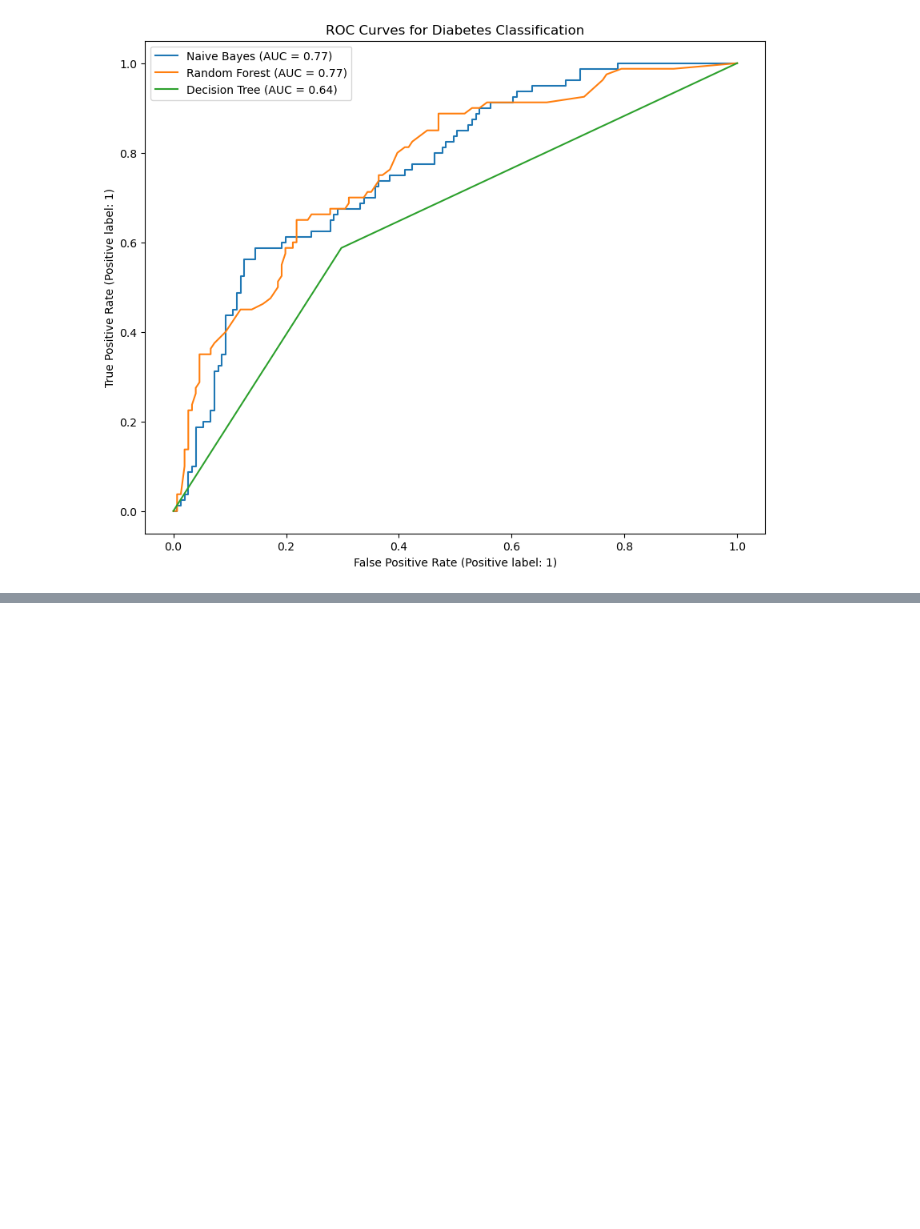
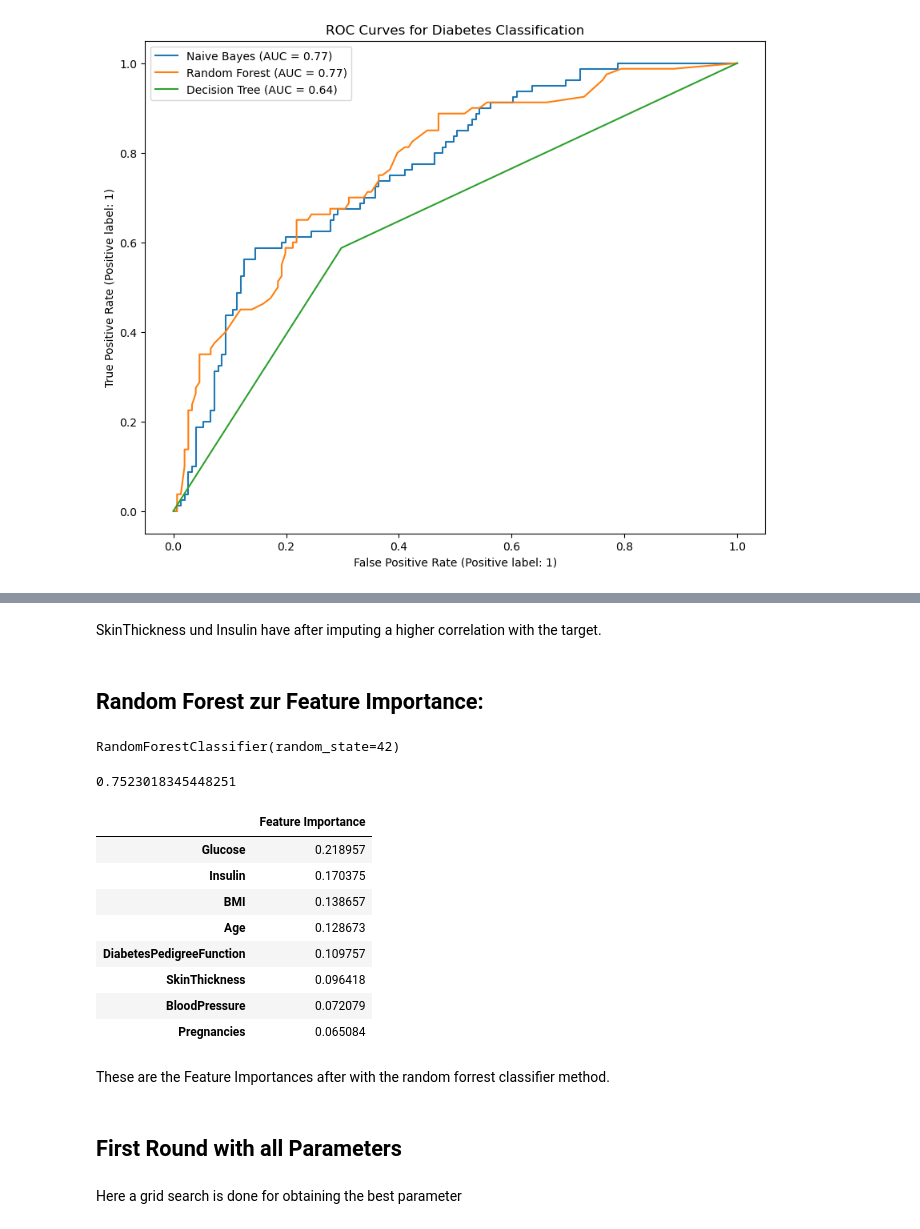
Before and after one commit to ManuelStrnad/DataScience, a Jupyter notebook: Code/Project.ipynb, the cells around one changed output, grey strips where cells are left out. Drawn from its saved outputs; the diff is of its cells as text; code cells hidden in the pictures; blank space fills up the shorter version.

Commit message:
Added KNN Imputer only on train data, feature selection using random forest and gridsearch for Random Forest, KNN Classifier and SVC.

```diff
--- a/Code/Project.ipynb
+++ b/Code/Project.ipynb
@@ -201,0 +253,4 @@ Confusion Matrix:
+# %%
+imputer = KNNImputer()
+# %%
+imputer.fit(X_train)
@@ -201,0 +259,3 @@ Confusion Matrix:
+# %%
+X_train_imputed = imputer.transform(X_train)
+X_test_imputed = imputer.transform(X_test)
@@ -201,0 +276,33 @@ Confusion Matrix:
+# %% [markdown]
+SkinThickness und Insulin have after imputing a higher correlation with the target.
+# %% [markdown]
+## Random Forest zur Feature Importance:
+# %%
+rf = RandomForestClassifier(random_state=42)
+rf.fit(X_train_imputed,y_train)
+# %% [output]
+RandomForestClassifier(random_state=42)
+# %%
+cross_val_score(estimator= rf, X=X_train_imputed,y=y_train,cv=5).mean()
+# %% [output]
+0.7523018345448251
+# %%
+Feature_Importance = pd.DataFrame(data= rf.feature_importances_, index= X_train_imputed.columns, columns=["Feature Importance"])
+
+Feature_Importance.sort_values(["Feature Importance"],ascending=False)
+# %% [output]
+|  | Feature Importance |
+| Glucose | 0.218957 |
+| Insulin | 0.170375 |
+| BMI | 0.138657 |
+| Age | 0.128673 |
+| DiabetesPedigreeFunction | 0.109757 |
+| SkinThickness | 0.096418 |
+| BloodPressure | 0.072079 |
+| Pregnancies | 0.065084 |
+# %% [markdown]
+These are the Feature Importances after with the random forrest classifier method.
+# %% [markdown]
+## First Round with all Parameters
+# %% [markdown]
+Here a grid search is done for obtaining the best parameter
```
Also changed, not shown: parts of 93 cells of this notebook, 1 other file.
